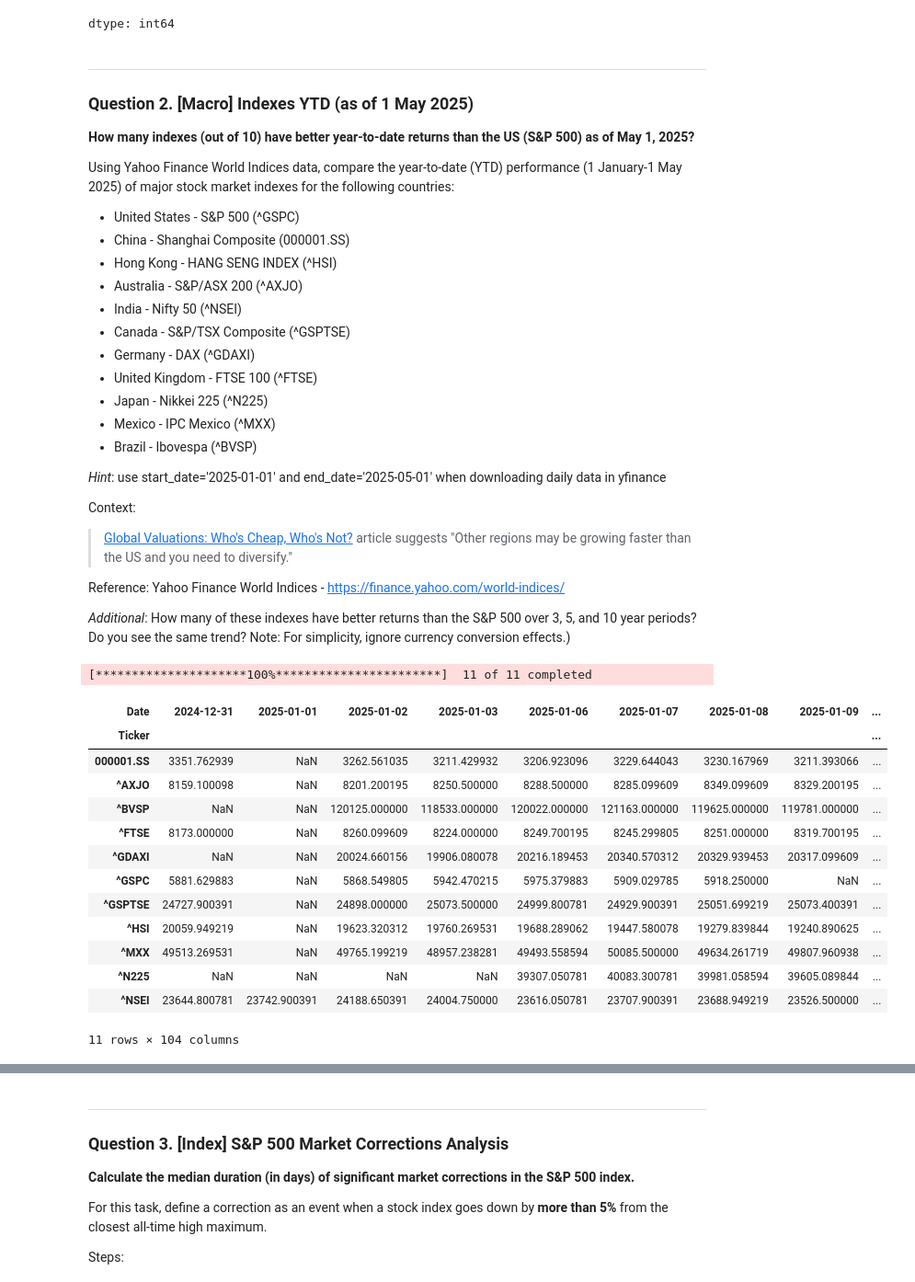
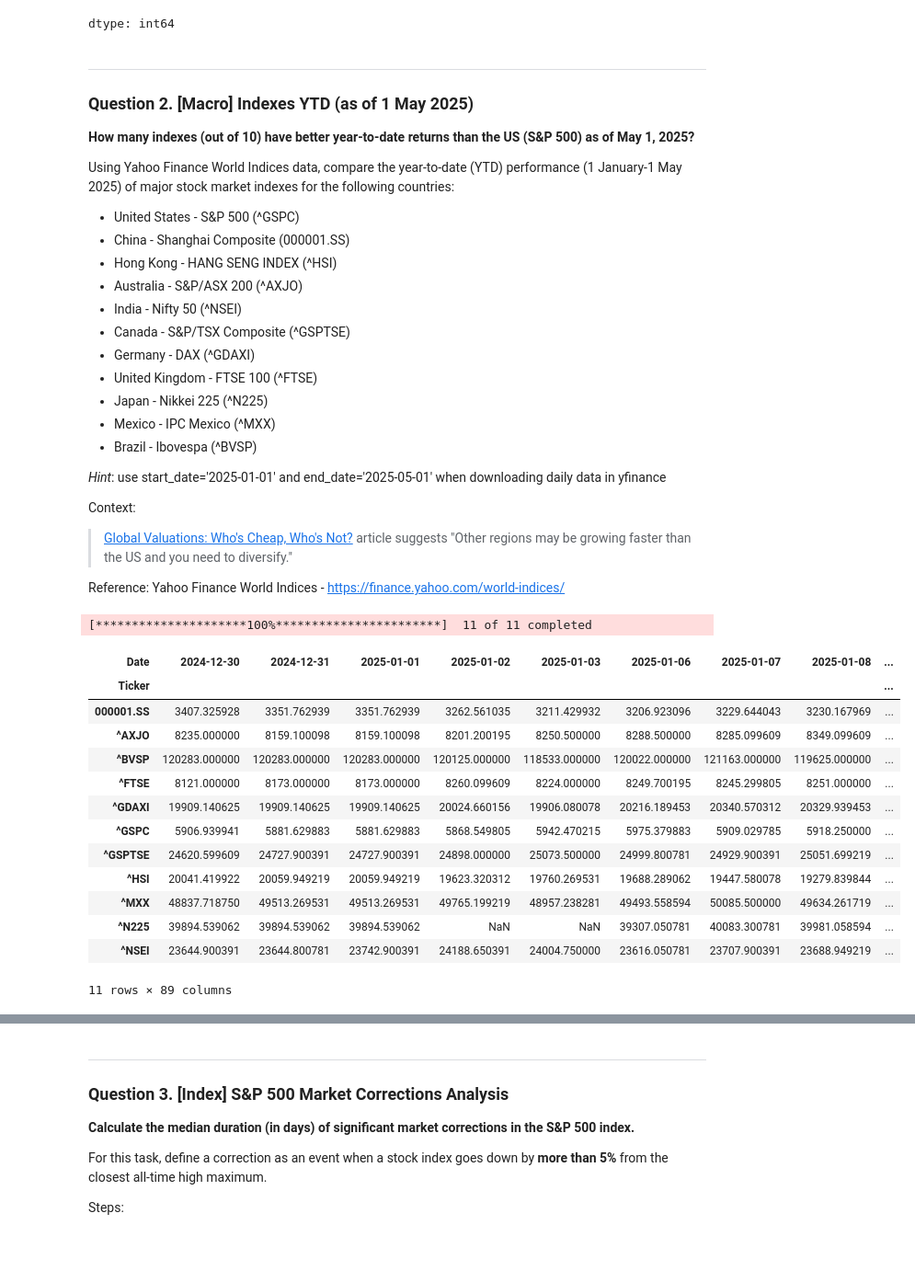
Before and after one commit to YannPhamVan/stock-markets-analytics-zoomcamp, a Jupyter notebook: cohorts/2025/01-intro-and-data-sources-homework.ipynb, the cells around one changed output, grey strips where cells are left out. Shown: that part at 92% size. Drawn from its saved outputs; the diff is of its cells as text; code cells hidden in the pictures; blank space fills up the shorter version.

```diff
--- a/cohorts/2025/01-intro-and-data-sources-homework.ipynb
+++ b/cohorts/2025/01-intro-and-data-sources-homework.ipynb
@@ -120,29 +120,28 @@ Context:
 > [Global Valuations: Who's Cheap, Who's Not?](https://simplywall.st/article/beyond-the-us-global-markets-after-yet-another-tariff-update) article suggests "Other regions may be growing faster than the US and you need to diversify."
 
 Reference: Yahoo Finance World Indices - https://finance.yahoo.com/world-indices/
-
-*Additional*: How many of these indexes have better returns than the S&P 500 over 3, 5, and 10 year periods? Do you see the same trend?
-Note: For simplicity, ignore currency conversion effects.)
 # %%
-start_date = '2024-12-31'
+start_date = '2024-12-30'
 end_date = '2025-05-02'
 tickers = ["^GSPC", "000001.SS", "^HSI", "^AXJO", "^NSEI", "^GSPTSE", "^GDAXI", "^FTSE", "^N225", "^MXX", "^BVSP"]
 # %%
-data = yf.download(tickers, start=start_date, period="4mo")["Close"]
-data.T
+data = yf.download(tickers, start=start_date, end=end_date)["Close"]
+index_values = data.T
+index_values.fillna(method="ffill", limit=2, axis=1, inplace=True)
+index_values
 # %% [output]
 [*********************100%***********************]  11 of 11 completed
-| Date | 2024-12-31 | 2025-01-01 | 2025-01-02 | 2025-01-03 | 2025-01-06 | 2025-01-07 | 2025-01-08 | 2025-01-09 | ... |
+| Date | 2024-12-30 | 2024-12-31 | 2025-01-01 | 2025-01-02 | 2025-01-03 | 2025-01-06 | 2025-01-07 | 2025-01-08 | ... |
 | Ticker |  |  |  |  |  |  |  |  | ... |
-| 000001.SS | 3351.762939 | NaN | 3262.561035 | 3211.429932 | 3206.923096 | 3229.644043 | 3230.167969 | 3211.393066 | ... |
-| ^AXJO | 8159.100098 | NaN | 8201.200195 | 8250.500000 | 8288.500000 | 8285.099609 | 8349.099609 | 8329.200195 | ... |
-| ^BVSP | NaN | NaN | 120125.000000 | 118533.000000 | 120022.000000 | 121163.000000 | 119625.000000 | 119781.000000 | ... |
-| ^FTSE | 8173.000000 | NaN | 8260.099609 | 8224.000000 | 8249.700195 | 8245.299805 | 8251.000000 | 8319.700195 | ... |
-| ^GDAXI | NaN | NaN | 20024.660156 | 19906.080078 | 20216.189453 | 20340.570312 | 20329.939453 | 20317.099609 | ... |
-| ^GSPC | 5881.629883 | NaN | 5868.549805 | 5942.470215 | 5975.379883 | 5909.029785 | 5918.250000 | NaN | ... |
-| ^GSPTSE | 24727.900391 | NaN | 24898.000000 | 25073.500000 | 24999.800781 | 24929.900391 | 25051.699219 | 25073.400391 | ... |
-| ^HSI | 20059.949219 | NaN | 19623.320312 | 19760.269531 | 19688.289062 | 19447.580078 | 19279.839844 | 19240.890625 | ... |
-| ^MXX | 49513.269531 | NaN | 49765.199219 | 48957.238281 | 49493.558594 | 50085.500000 | 49634.261719 | 49807.960938 | ... |
-| ^N225 | NaN | NaN | NaN | NaN | 39307.050781 | 40083.300781 | 39981.058594 | 39605.089844 | ... |
-| ^NSEI | 23644.800781 | 23742.900391 | 24188.650391 | 24004.750000 | 23616.050781 | 23707.900391 | 23688.949219 | 23526.500000 | ... |
+| 000001.SS | 3407.325928 | 3351.762939 | 3351.762939 | 3262.561035 | 3211.429932 | 3206.923096 | 3229.644043 | 3230.167969 | ... |
+| ^AXJO | 8235.000000 | 8159.100098 | 8159.100098 | 8201.200195 | 8250.500000 | 8288.500000 | 8285.099609 | 8349.099609 | ... |
+| ^BVSP | 120283.000000 | 120283.000000 | 120283.000000 | 120125.000000 | 118533.000000 | 120022.000000 | 121163.000000 | 119625.000000 | ... |
+| ^FTSE | 8121.000000 | 8173.000000 | 8173.000000 | 8260.099609 | 8224.000000 | 8249.700195 | 8245.299805 | 8251.000000 | ... |
+| ^GDAXI | 19909.140625 | 19909.140625 | 19909.140625 | 20024.660156 | 19906.080078 | 20216.189453 | 20340.570312 | 20329.939453 | ... |
+| ^GSPC | 5906.939941 | 5881.629883 | 5881.629883 | 5868.549805 | 5942.470215 | 5975.379883 | 5909.029785 | 5918.250000 | ... |
+| ^GSPTSE | 24620.599609 | 24727.900391 | 24727.900391 | 24898.000000 | 25073.500000 | 24999.800781 | 24929.900391 | 25051.699219 | ... |
+| ^HSI | 20041.419922 | 20059.949219 | 20059.949219 | 19623.320312 | 19760.269531 | 19688.289062 | 19447.580078 | 19279.839844 | ... |
+| ^MXX | 48837.718750 | 49513.269531 | 49513.269531 | 49765.199219 | 48957.238281 | 49493.558594 | 50085.500000 | 49634.261719 | ... |
+| ^N225 | 39894.539062 | 39894.539062 | 39894.539062 | NaN | NaN | 39307.050781 | 40083.300781 | 39981.058594 | ... |
+| ^NSEI | 23644.900391 | 23644.800781 | 23742.900391 | 24188.650391 | 24004.750000 | 23616.050781 | 23707.900391 | 23688.949219 | ... |
-11 rows × 104 columns
+11 rows × 89 columns
```
Also changed, not shown: parts of 11 cells of this notebook.
